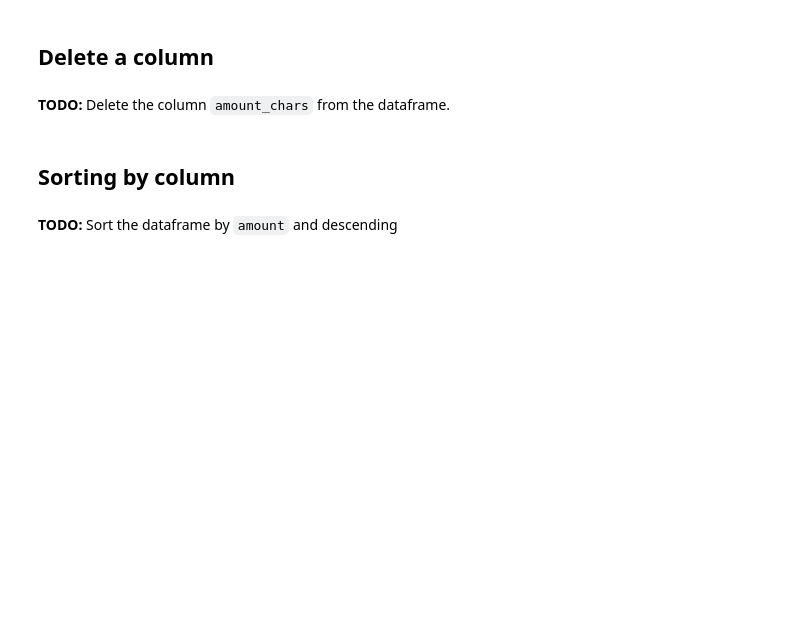
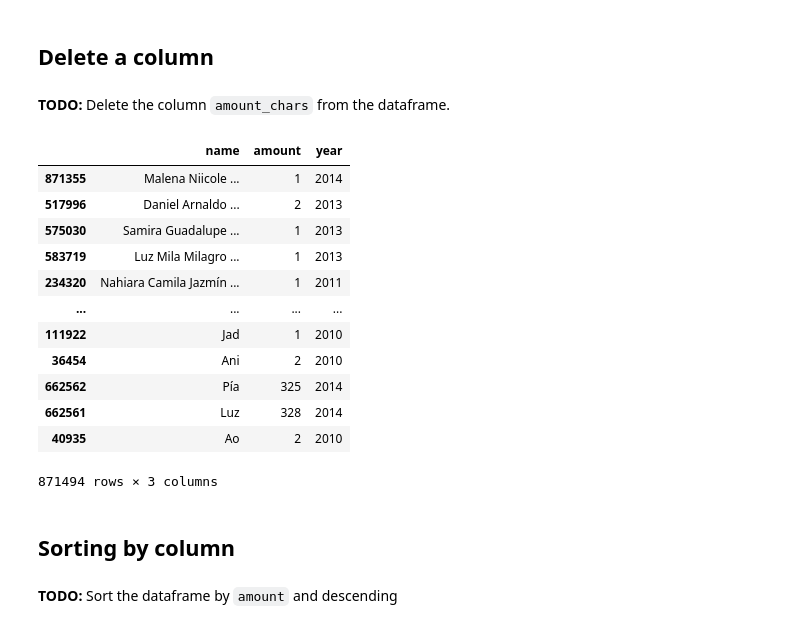
Before and after one commit to pipuf/ml_dev_cert, a Jupyter notebook: 3_1_1_PRACTICE_Pandas.ipynb, the cells around one changed output. Cells and saved outputs as stored; diff of their text form; code cells hidden in the pictures; blank space fills up the shorter version.

```diff
--- a/3_1_1_PRACTICE_Pandas.ipynb
+++ b/3_1_1_PRACTICE_Pandas.ipynb
@@ -105,6 +255,21 @@ print(dice[dice > 3])
 **TODO:** Delete the column `amount_chars` from the dataframe.
 # %%
 # Complete this cell with your code
+df_names.drop(columns=['amount_chars'])
+# %% [output]
+|  | name | amount | year |
+| 871355 | Malena Niicole ... | 1 | 2014 |
+| 517996 | Daniel Arnaldo ... | 2 | 2013 |
+| 575030 | Samira Guadalupe ... | 1 | 2013 |
+| 583719 | Luz Mila Milagro ... | 1 | 2013 |
+| 234320 | Nahiara Camila Jazmín ... | 1 | 2011 |
+| ... | ... | ... | ... |
+| 111922 | Jad | 1 | 2010 |
+| 36454 | Ani | 2 | 2010 |
+| 662562 | Pía | 325 | 2014 |
+| 662561 | Luz | 328 | 2014 |
+| 40935 | Ao | 2 | 2010 |
+871494 rows × 3 columns
 # %% [markdown]
 ## Sorting by column
 # %% [markdown]
```
Also changed, not shown: parts of 22 cells of this notebook.
